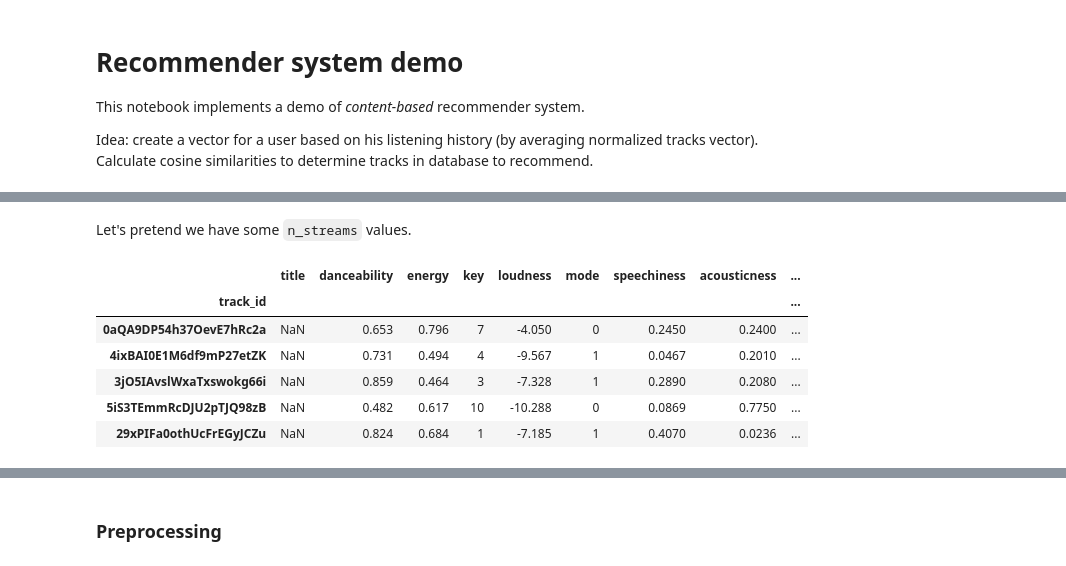
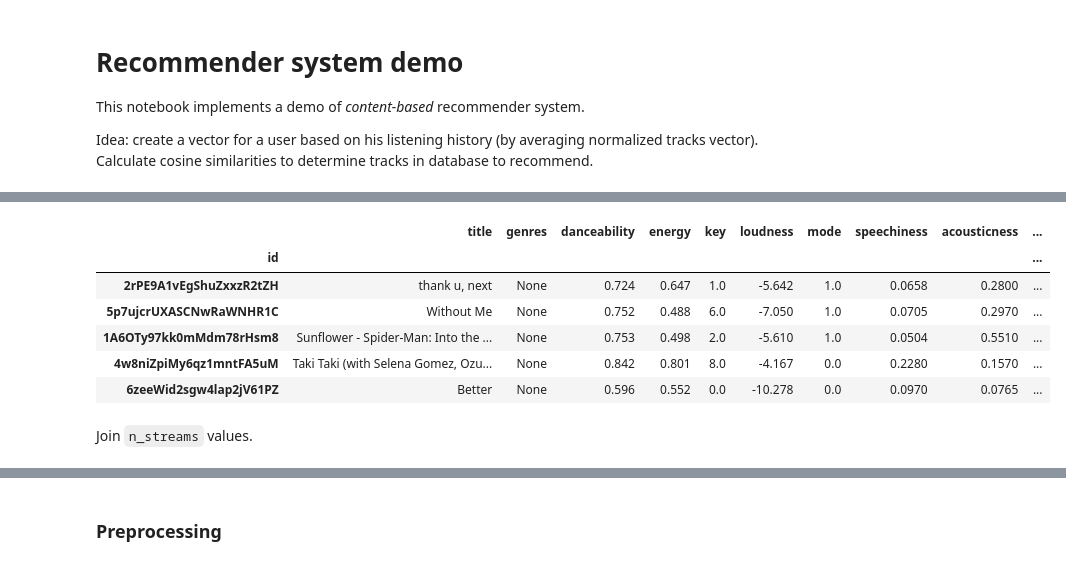
Before and after one commit to pawlooss1/spotify-data-mining, a Jupyter notebook: notebooks/recomm_sys_demo.ipynb, the cells around one changed output, grey strips where cells are left out. Drawn from its saved outputs; the diff is of its cells as text; code cells hidden in the pictures.

```diff
--- a/notebooks/recomm_sys_demo.ipynb
+++ b/notebooks/recomm_sys_demo.ipynb
@@ -26,14 +17,14 @@ tracks_db.head()
-# %% [markdown]
-Let's pretend we have some `n_streams` values.
-# %%
-tracks_db = tracks_db.assign(
-                n_streams=np.random.randint(0, 1e6, size=len(tracks_db)))
-tracks_db.head()
-# %% [output]
-|  | title | danceability | energy | key | loudness | mode | speechiness | acousticness | ... |
-| track_id |  |  |  |  |  |  |  |  | ... |
-| 0aQA9DP54h37OevE7hRc2a | NaN | 0.653 | 0.796 | 7 | -4.050 | 0 | 0.2450 | 0.2400 | ... |
-| 4ixBAI0E1M6df9mP27etZK | NaN | 0.731 | 0.494 | 4 | -9.567 | 1 | 0.0467 | 0.2010 | ... |
-| 3jO5IAvslWxaTxswokg66i | NaN | 0.859 | 0.464 | 3 | -7.328 | 1 | 0.2890 | 0.2080 | ... |
-| 5iS3TEmmRcDJU2pTJQ98zB | NaN | 0.482 | 0.617 | 10 | -10.288 | 0 | 0.0869 | 0.7750 | ... |
-| 29xPIFa0othUcFrEGyJCZu | NaN | 0.824 | 0.684 | 1 | -7.185 | 1 | 0.4070 | 0.0236 | ... |
+# %%
+tracks_gw = TracksGateway()
+tracks_db = tracks_gw.fetch_all()
+tracks_db.head()
+# %% [output]
+|  | title | genres | danceability | energy | key | loudness | mode | speechiness | acousticness | ... |
+| id |  |  |  |  |  |  |  |  |  | ... |
+| 2rPE9A1vEgShuZxxzR2tZH | thank u, next | None | 0.724 | 0.647 | 1.0 | -5.642 | 1.0 | 0.0658 | 0.2800 | ... |
+| 5p7ujcrUXASCNwRaWNHR1C | Without Me | None | 0.752 | 0.488 | 6.0 | -7.050 | 1.0 | 0.0705 | 0.2970 | ... |
+| 1A6OTy97kk0mMdm78rHsm8 | Sunflower - Spider-Man: Into the ... | None | 0.753 | 0.498 | 2.0 | -5.610 | 1.0 | 0.0504 | 0.5510 | ... |
+| 4w8niZpiMy6qz1mntFA5uM | Taki Taki (with Selena Gomez, Ozu... | None | 0.842 | 0.801 | 8.0 | -4.167 | 0.0 | 0.2280 | 0.1570 | ... |
+| 6zeeWid2sgw4lap2jV61PZ | Better | None | 0.596 | 0.552 | 0.0 | -10.278 | 0.0 | 0.0970 | 0.0765 | ... |
+# %% [markdown]
+Join `n_streams` values.
```
Also changed, not shown: parts of 10 cells of this notebook, 3 other files.
